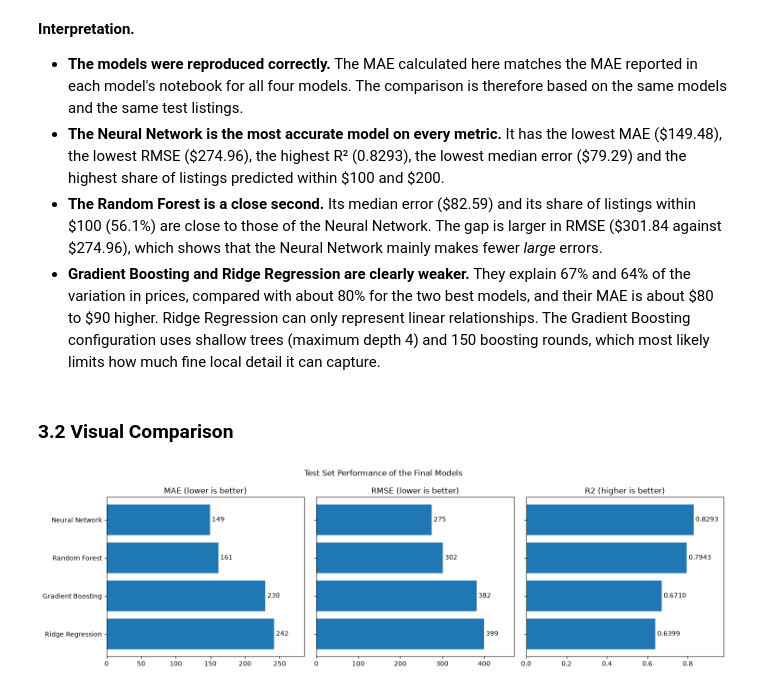
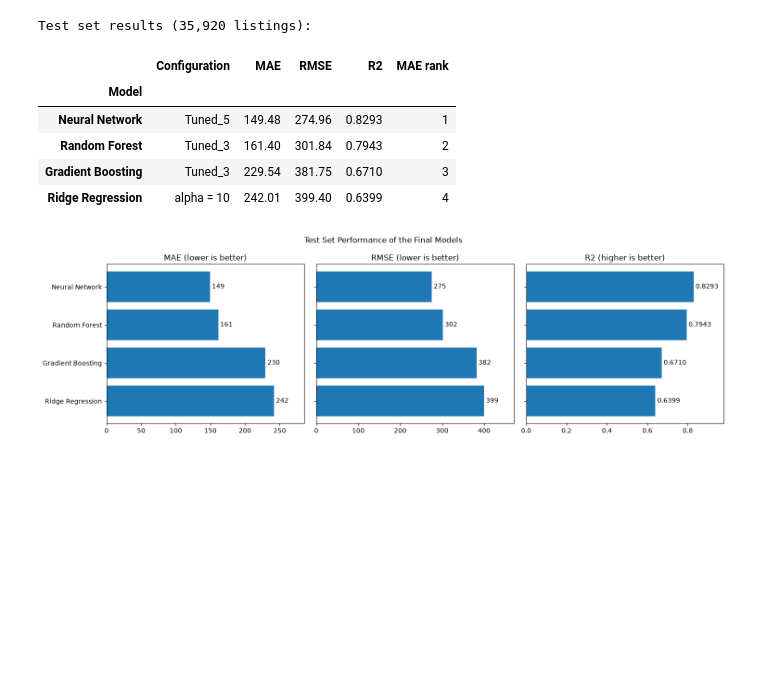
Before and after one commit to Thiwanka-dev/FDM-HOUSING-RENTAL-PRICE-PREDICTION, a Jupyter notebook: notebooks/05_Model_Comparison.ipynb, the cells around one changed output. Drawn from its saved outputs; the diff is of its cells as text; code cells hidden in the pictures; blank space fills up the shorter version.

```diff
--- a/notebooks/05_Model_Comparison.ipynb
+++ b/notebooks/05_Model_Comparison.ipynb
@@ -175,12 +24,32 @@ Test set performance (35,920 listings):
-# %% [markdown]
-**Interpretation.**
-
-- **The models were reproduced correctly.** The MAE calculated here matches the MAE reported in each model's notebook for all four models. The comparison is therefore based on the same models and the same test listings.
-- **The Neural Network is the most accurate model on every metric.** It has the lowest MAE (\$149.48), the lowest RMSE (\$274.96), the highest R² (0.8293), the lowest median error (\$79.29) and the highest share of listings predicted within \$100 and \$200.
-- **The Random Forest is a close second.** Its median error (\$82.59) and its share of listings within \$100 (56.1%) are close to those of the Neural Network. The gap is larger in RMSE (\$301.84 against \$274.96), which shows that the Neural Network mainly makes fewer *large* errors.
-- **Gradient Boosting and Ridge Regression are clearly weaker.** They explain 67% and 64% of the variation in prices, compared with about 80% for the two best models, and their MAE is about \$80 to \$90 higher. Ridge Regression can only represent linear relationships. The Gradient Boosting configuration uses shallow trees (maximum depth 4) and 150 boosting rounds, which most likely limits how much fine local detail it can capture.
-# %% [markdown]
-### 3.2 Visual Comparison
+# %%
+import matplotlib.pyplot as plt
+import pandas as pd
+
+# Test set results of the final configuration of each model,
+# as reported in the individual notebooks
+test_results = pd.DataFrame([
+    {"Model": "Ridge Regression", "Configuration": "alpha = 10",
+     "MAE": 242.01, "RMSE": 399.40, "R2": 0.6399},
+    {"Model": "Random Forest", "Configuration": "Tuned_3",
+     "MAE": 161.40, "RMSE": 301.84, "R2": 0.7943},
+    {"Model": "Gradient Boosting", "Configuration": "Tuned_3",
+     "MAE": 229.54, "RMSE": 381.75, "R2": 0.6710},
+    {"Model": "Neural Network", "Configuration": "Tuned_5",
+     "MAE": 149.48, "RMSE": 274.96, "R2": 0.8293}
+]).set_index("Model").sort_values("MAE")
+
+test_results["MAE rank"] = test_results["MAE"].rank().astype(int)
+
+print("Test set results (35,920 listings):")
+display(test_results)
+# %% [output]
+Test set results (35,920 listings):
+|  | Configuration | MAE | RMSE | R2 | MAE rank |
+| Model |  |  |  |  |  |
+| Neural Network | Tuned_5 | 149.48 | 274.96 | 0.8293 | 1 |
+| Random Forest | Tuned_3 | 161.40 | 301.84 | 0.7943 | 2 |
+| Gradient Boosting | Tuned_3 | 229.54 | 381.75 | 0.6710 | 3 |
+| Ridge Regression | alpha = 10 | 242.01 | 399.40 | 0.6399 | 4 |
 # %%
 fig, axes = plt.subplots(1, 3, figsize=(15, 4.5))
 
```
Also changed, not shown: parts of 23 cells of this notebook.
